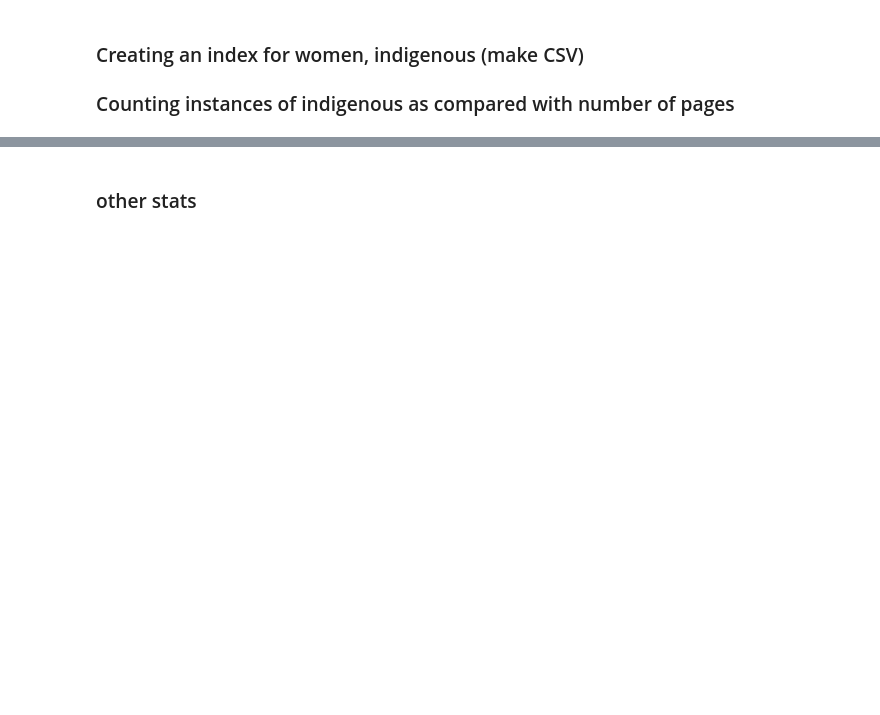
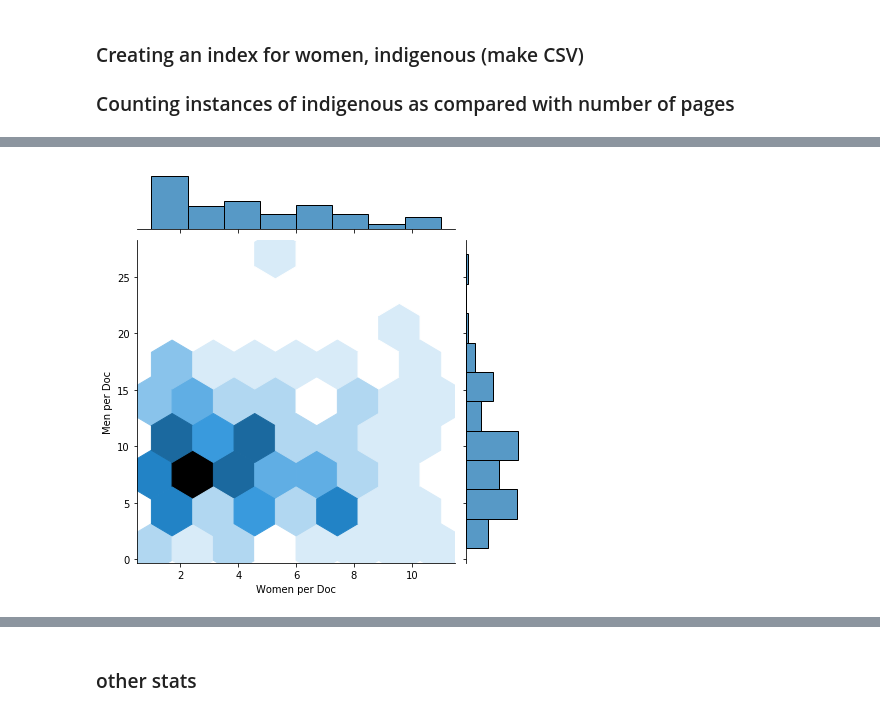
Before and after one commit to srov88/Unsilencing, a Jupyter notebook: TermsMenWomenIndig.ipynb, the cells around one changed output, grey strips where cells are left out. Drawn from its saved outputs; the diff is of its cells as text; code cells hidden in the pictures; blank space fills up the shorter version.

```diff
--- a/TermsMenWomenIndig.ipynb
+++ b/TermsMenWomenIndig.ipynb
@@ -162,0 +210,9 @@ records = []
+# %%
+men_per_doc = men_df.groupby("filename").apply(lambda df: df.shape[0])
+
+
+sns.jointplot(x=women_per_doc, y=men_per_doc, kind="hex")
+_ = plt.xlabel("Women per Doc")
+_ = plt.ylabel("Men per Doc")
+# %% [output]
+[figure, added]
```
Also changed, not shown: parts of 23 cells of this notebook.
